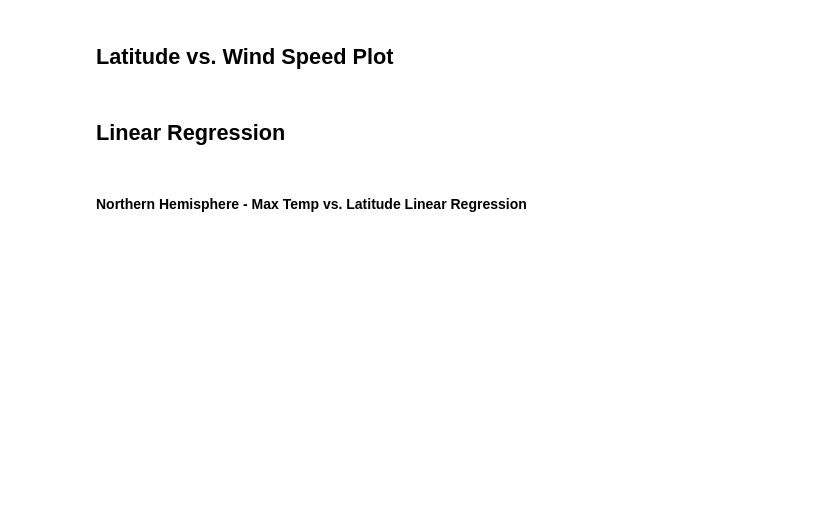
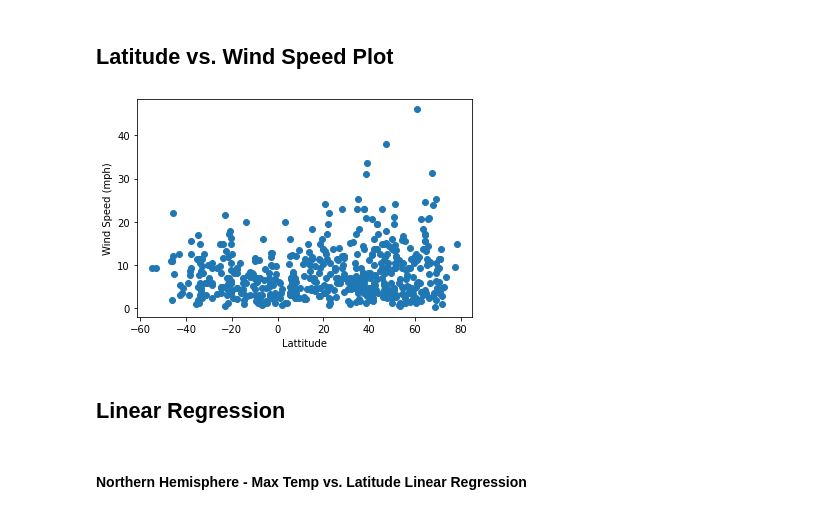
Before and after one commit to Brandy-knust/python-api-challenge, a Jupyter notebook: WeatherPy/WeatherPy-Copy1.ipynb, the cells around one changed output. Cells and saved outputs as stored; diff of their text form; code cells hidden in the pictures; blank space fills up the shorter version.

```diff
--- a/WeatherPy/WeatherPy-Copy1.ipynb
+++ b/WeatherPy/WeatherPy-Copy1.ipynb
@@ -232,5 +265,13 @@ Skip this step if there are no cities that have humidity > 100%.
 # %% [markdown]
 ## Latitude vs. Wind Speed Plot
+# %%
+plt.scatter(lat,wind)
+plt.xlabel('Lattitude')
+plt.ylabel('Wind Speed (mph)')
+
+plt.show()
+# %% [output]
+[figure, added]
 # %% [markdown]
 ## Linear Regression
 # %% [markdown]
```
Also changed, not shown: parts of 13 cells of this notebook.
